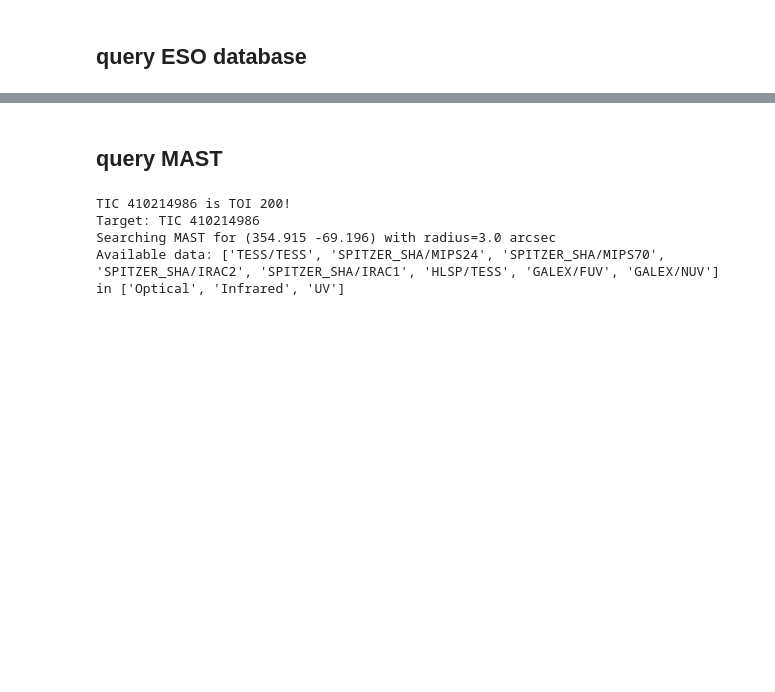
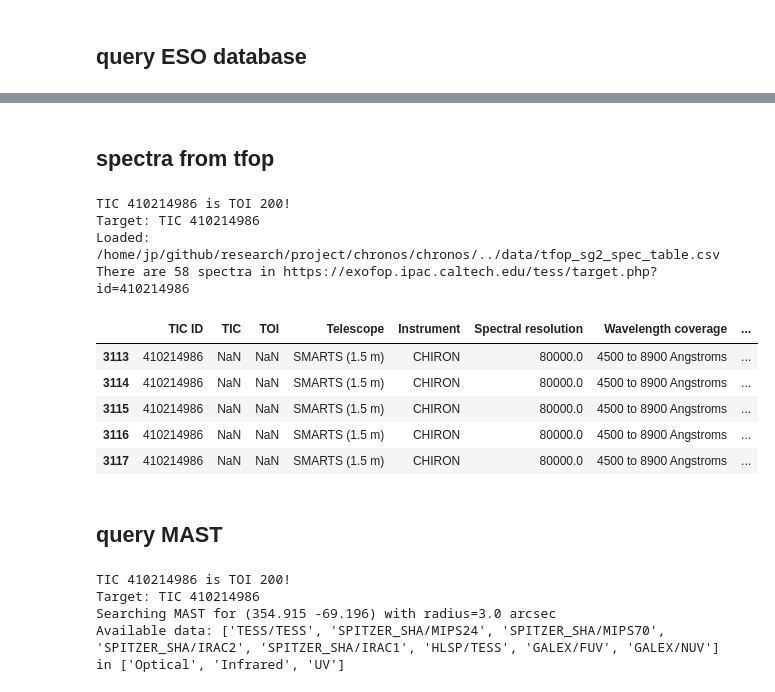
Before and after one commit to jpdeleon/chronos, a Jupyter notebook: notebooks/examples-target.ipynb, the cells around one changed output, grey strips where cells are left out. Saved outputs shown, nothing was run; the diff lists cells and outputs as text; code cells hidden in the pictures; blank space fills up the shorter version.

```diff
--- a/notebooks/examples-target.ipynb
+++ b/notebooks/examples-target.ipynb
@@ -306,3 +306,20 @@ HD222259  : ra,dec=(354.915 -69.1958)
+# %% [markdown]
+## spectra from tfop
+# %%
+t = cr.Target(ticid=410214986)
+df = t.query_specs_from_tfop()
+df.head()
+# %% [output]
+TIC 410214986 is TOI 200!
+Target: TIC 410214986
+Loaded: /home/jp/github/research/project/chronos/chronos/../data/tfop_sg2_spec_table.csv
+There are 58 spectra in https://exofop.ipac.caltech.edu/tess/target.php?id=410214986
+|  | TIC ID | TIC | TOI | Telescope | Instrument | Spectral resolution | Wavelength coverage | ... |
+| 3113 | 410214986 | NaN | NaN | SMARTS (1.5 m) | CHIRON | 80000.0 | 4500 to 8900 Angstroms | ... |
+| 3114 | 410214986 | NaN | NaN | SMARTS (1.5 m) | CHIRON | 80000.0 | 4500 to 8900 Angstroms | ... |
+| 3115 | 410214986 | NaN | NaN | SMARTS (1.5 m) | CHIRON | 80000.0 | 4500 to 8900 Angstroms | ... |
+| 3116 | 410214986 | NaN | NaN | SMARTS (1.5 m) | CHIRON | 80000.0 | 4500 to 8900 Angstroms | ... |
+| 3117 | 410214986 | NaN | NaN | SMARTS (1.5 m) | CHIRON | 80000.0 | 4500 to 8900 Angstroms | ... |
 # %% [markdown]
 ## query MAST
 # %%
```
Also changed, not shown: parts of 3 cells of this notebook, 22 other files.
